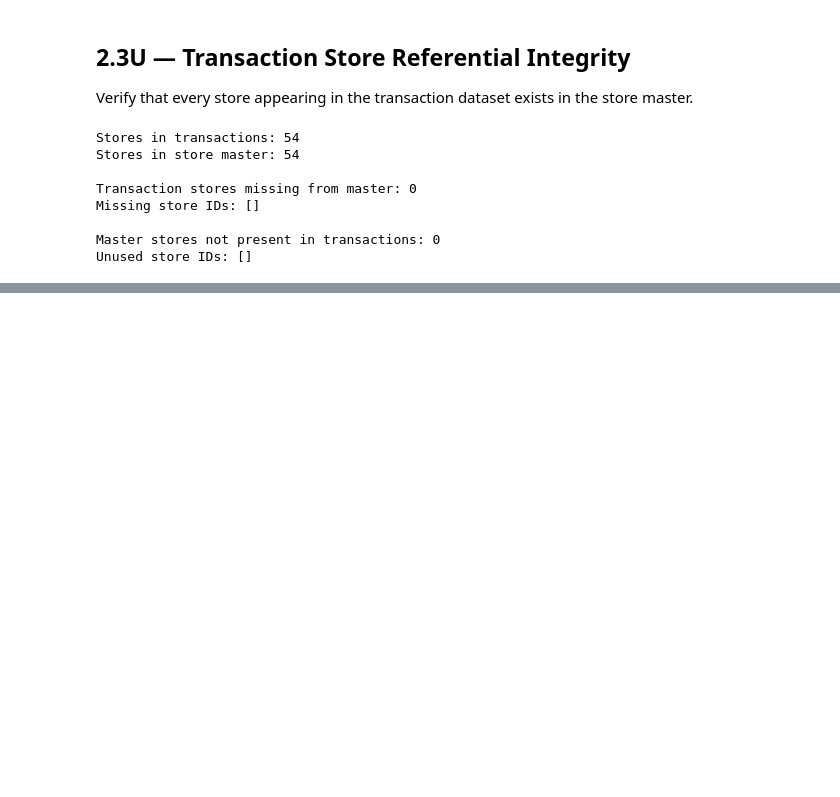
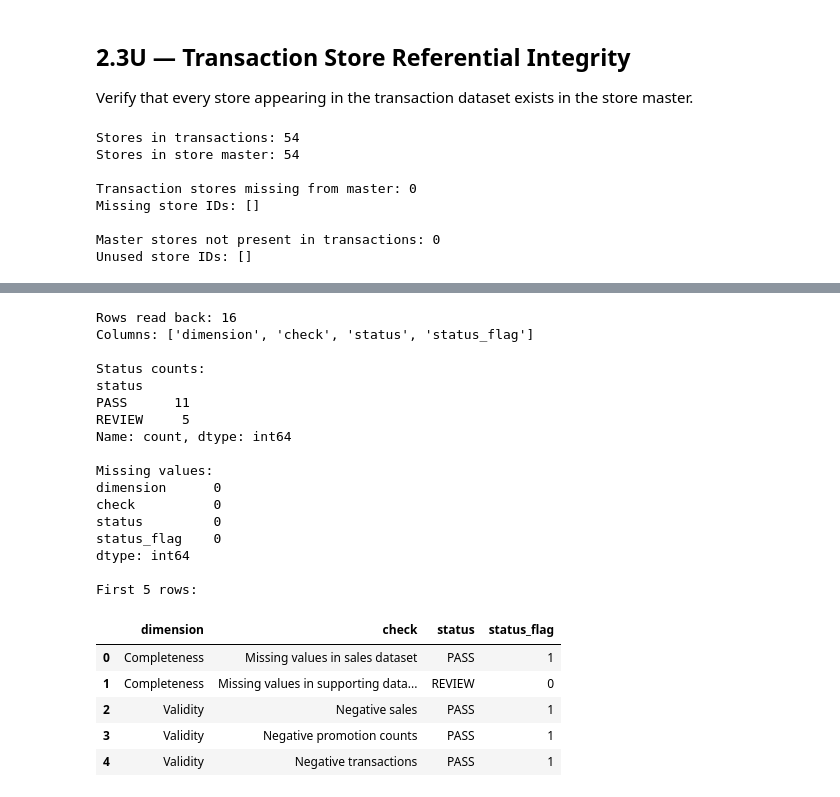
Before and after one commit to Abu-Hozaifa-Retail-Analyst/retail-sales-forecasting, a Jupyter notebook: notebooks/01_data_quality/02_initial_data_profiling.ipynb, the cells around one changed output, grey strips where cells are left out. Cells and saved outputs as stored; diff of their text form; code cells hidden in the pictures; blank space fills up the shorter version.

```diff
--- a/notebooks/01_data_quality/02_initial_data_profiling.ipynb
+++ b/notebooks/01_data_quality/02_initial_data_profiling.ipynb
@@ -1041,0 +1344,56 @@ Unused store IDs: []
+# %%
+# ============================================================
+# Step 2B.10 — Verify Exported Quality Results
+# ============================================================
+
+# Read the exported CSV back into Python.
+quality_results_check = pd.read_csv(
+    quality_results_path
+)
+
+print("Rows read back:", len(quality_results_check))
+print(
+    "Columns:",
+    list(quality_results_check.columns)
+)
+
+print("\nStatus counts:")
+print(
+    quality_results_check["status"]
+    .value_counts()
+    .sort_index()
+)
+
+print("\nMissing values:")
+print(
+    quality_results_check.isna().sum()
+)
+
+print("\nFirst 5 rows:")
+display(
+    quality_results_check.head()
+)
+# %% [output]
+Rows read back: 16
+Columns: ['dimension', 'check', 'status', 'status_flag']
+
+Status counts:
+status
+PASS      11
+REVIEW     5
+Name: count, dtype: int64
+
+Missing values:
+dimension      0
+check          0
+status         0
+status_flag    0
+dtype: int64
+
+First 5 rows:
+|  | dimension | check | status | status_flag |
+| 0 | Completeness | Missing values in sales dataset | PASS | 1 |
+| 1 | Completeness | Missing values in supporting data... | REVIEW | 0 |
+| 2 | Validity | Negative sales | PASS | 1 |
+| 3 | Validity | Negative promotion counts | PASS | 1 |
+| 4 | Validity | Negative transactions | PASS | 1 |
```
Also changed, not shown: parts of 8 cells of this notebook, 2 other files.
